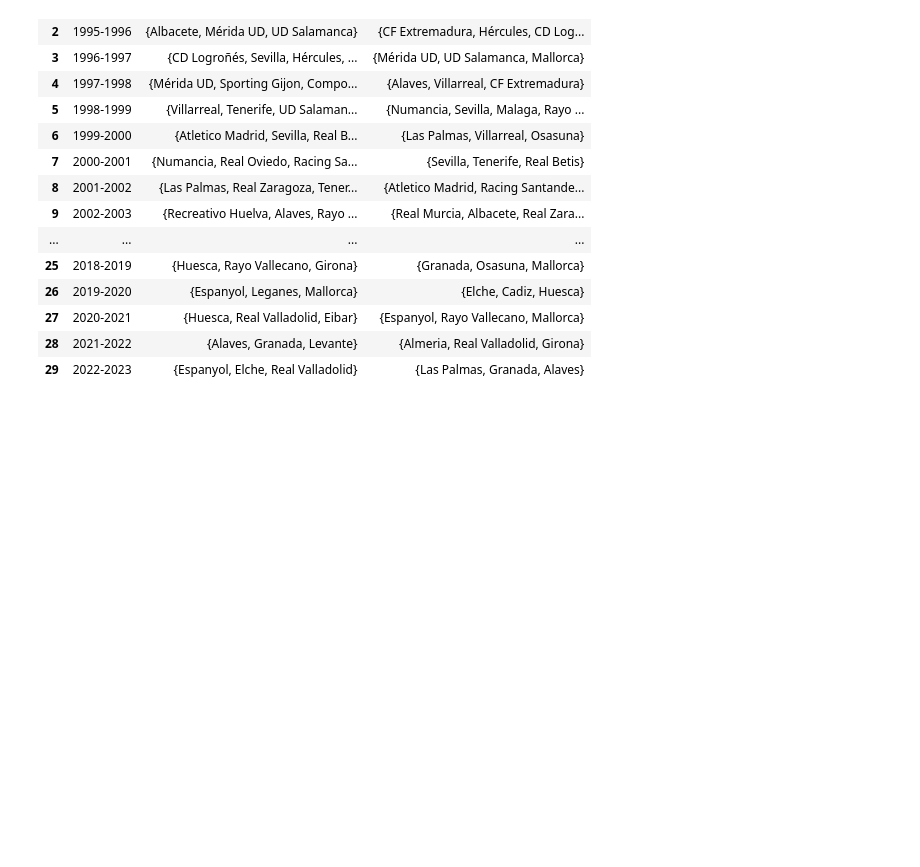
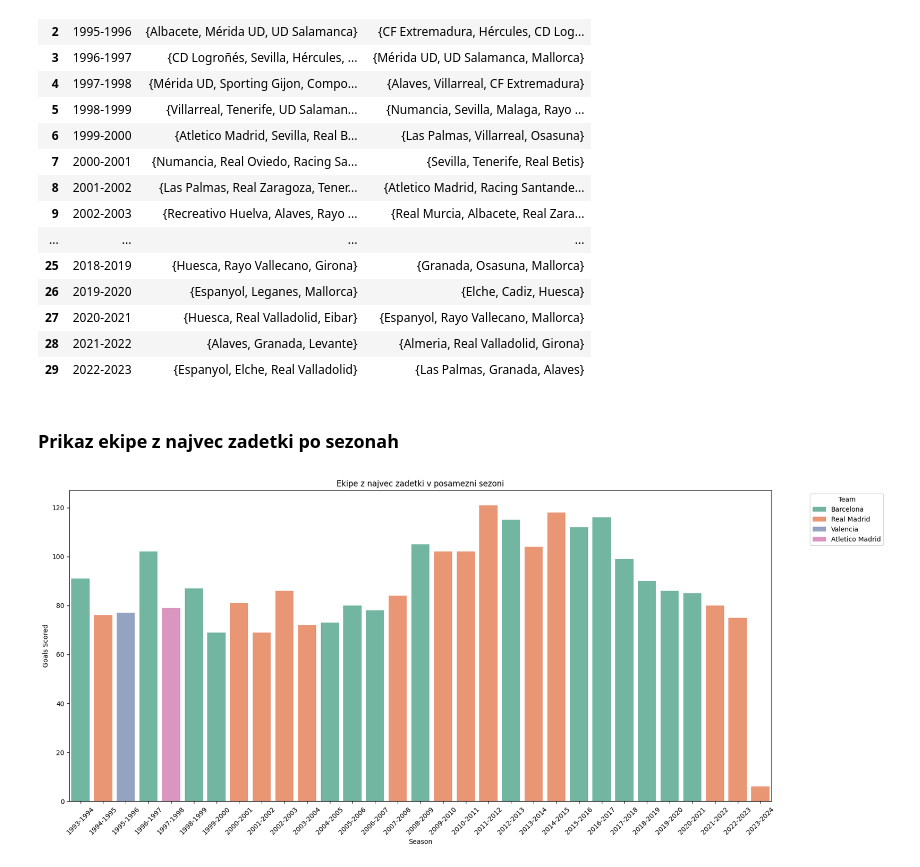
Before and after one commit to lanmedle/Pridobivanje-podatkov-in-analiza, a Jupyter notebook: projektna naloga.ipynb, the cells around one changed output. Cells and saved outputs as stored; diff of their text form; code cells hidden in the pictures; blank space fills up the shorter version.

Commit message:
Najvec zadetkov v sezoni
Graf ki prikazuje ekipo z najvec zadetki med letom 1993 in 2023

excel dokument z vsemi rezultati analize in osnovnimi podatki

```diff
--- a/projektna naloga.ipynb
+++ b/projektna naloga.ipynb
@@ -391,3 +394,25 @@ podatki_ekip
 | 27 | 2020-2021 | {Huesca, Real Valladolid, Eibar} | {Espanyol, Rayo Vallecano, Mallorca} |
 | 28 | 2021-2022 | {Alaves, Granada, Levante} | {Almeria, Real Valladolid, Girona} |
 | 29 | 2022-2023 | {Espanyol, Elche, Real Valladolid} | {Las Palmas, Granada, Alaves} |
+# %% [markdown]
+###  Prikaz ekipe z najvec zadetki po sezonah
+# %%
+import seaborn as sns
+zadetki = laliga_podatki.groupby(['Season', 'Team'])['Goals for'].sum().reset_index()
+
+# For each season, identify the team with the highest goals
+ekipa_najvec_zadetkov = zadetki.groupby('Season').apply(lambda x: x.nlargest(1, 'Goals for')).reset_index(drop=True)
+new_sheet('Najvecd zadetkov po sezonah',ekipa_najvec_zadetkov)
+
+# Plotting
+plt.figure(figsize=(18, 8))
+sns.barplot(data=ekipa_najvec_zadetkov, x='Season', y='Goals for', hue='Team', dodge=False, palette='Set2')
+plt.title('Ekipe z najvec zadetki v posamezni sezoni')
+plt.ylabel('Goals Scored')
+plt.xlabel('Season')
+plt.legend(title='Team', bbox_to_anchor=(1.05, 1), loc='upper left')
+plt.xticks(rotation=45)
+plt.tight_layout()
+plt.show()
+# %% [output]
+[figure, added]
```
Also changed, not shown: parts of 3 cells of this notebook, 1 other file.
